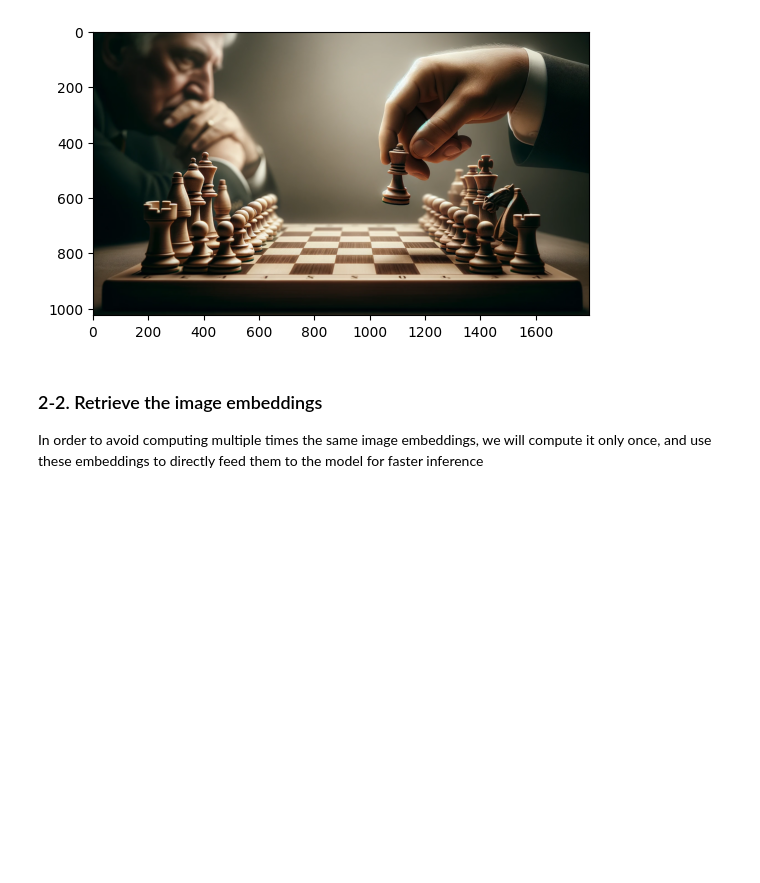
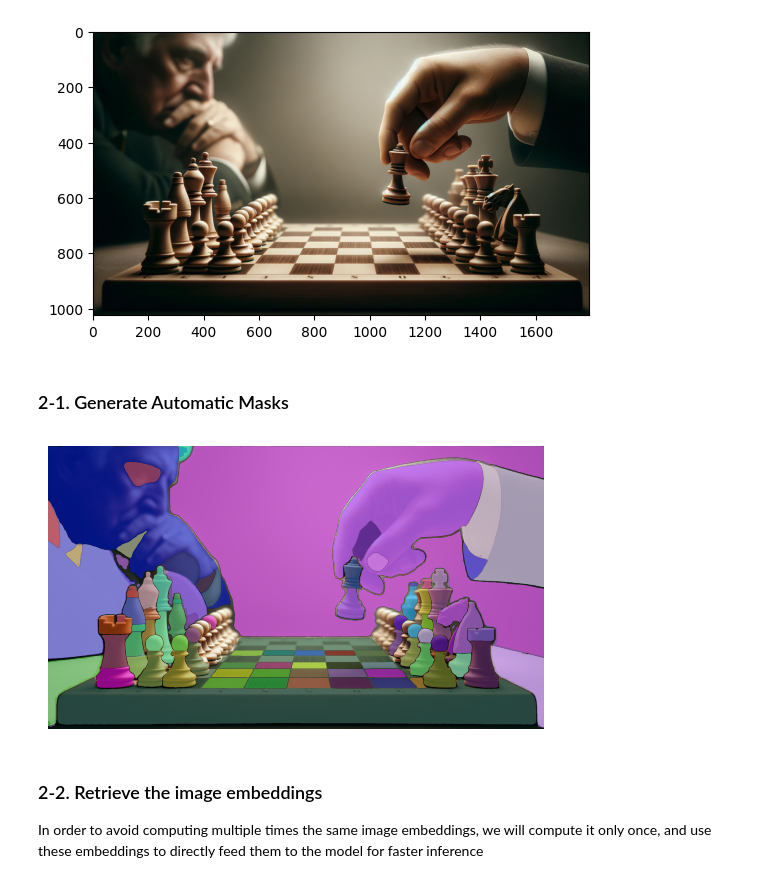
Before and after one commit to kim-jeonghyun/advanced_detection_segmentation_model, a Jupyter notebook: ko/SAM_inference_with_custom_images_ko.ipynb, the cells around one changed output. Saved outputs shown, nothing was run; the diff lists cells and outputs as text; code cells hidden in the pictures; blank space fills up the shorter version.

Commit message:
:sparkles: Add Sementic Segmentation Mask Generator Practice #1

```diff
--- a/ko/SAM_inference_with_custom_images_ko.ipynb
+++ b/ko/SAM_inference_with_custom_images_ko.ipynb
@@ -267,6 +268,44 @@ plt.imshow(raw_image)
 # %% [output]
 <matplotlib.image.AxesImage at 0x...>
 [figure]
+# %% [markdown]
+### 2-1. Generate Automatic Masks
+# %%
+from transformers import pipeline
+generator = pipeline("mask-generation", model="facebook/sam-vit-huge", device=0)
+# %%
+outputs = generator(raw_image, points_per_batch=64)
+# %%
+import numpy as np
+import matplotlib.pyplot as plt
+import gc
+
+def show_mask(mask, ax, random_color=False):
+    if random_color:
+        color = np.concatenate([np.random.random(3), np.array([0.6])], axis=0)
+    else:
+        color = np.array([30 / 255, 144 / 255, 255 / 255, 0.6])
+    h, w = mask.shape[-2:]
+    mask_image = mask.reshape(h, w, 1) * color.reshape(1, 1, -1)
+    ax.imshow(mask_image)
+    del mask
+    gc.collect()
+
+def show_masks_on_image(raw_image, masks):
+  plt.imshow(np.array(raw_image))
+  ax = plt.gca()
+  ax.set_autoscale_on(False)
+  for mask in masks:
+      show_mask(mask, ax=ax, random_color=True)
+  plt.axis("off")
+  plt.show()
+  del mask
+  gc.collect()
+# %%
+masks = outputs["masks"]
+show_masks_on_image(raw_image, masks)
+# %% [output]
+[figure, added]
 # %% [markdown]
 ### 2-2. Retrieve the image embeddings
 
```
Also changed, not shown: parts of 3 cells of this notebook.
